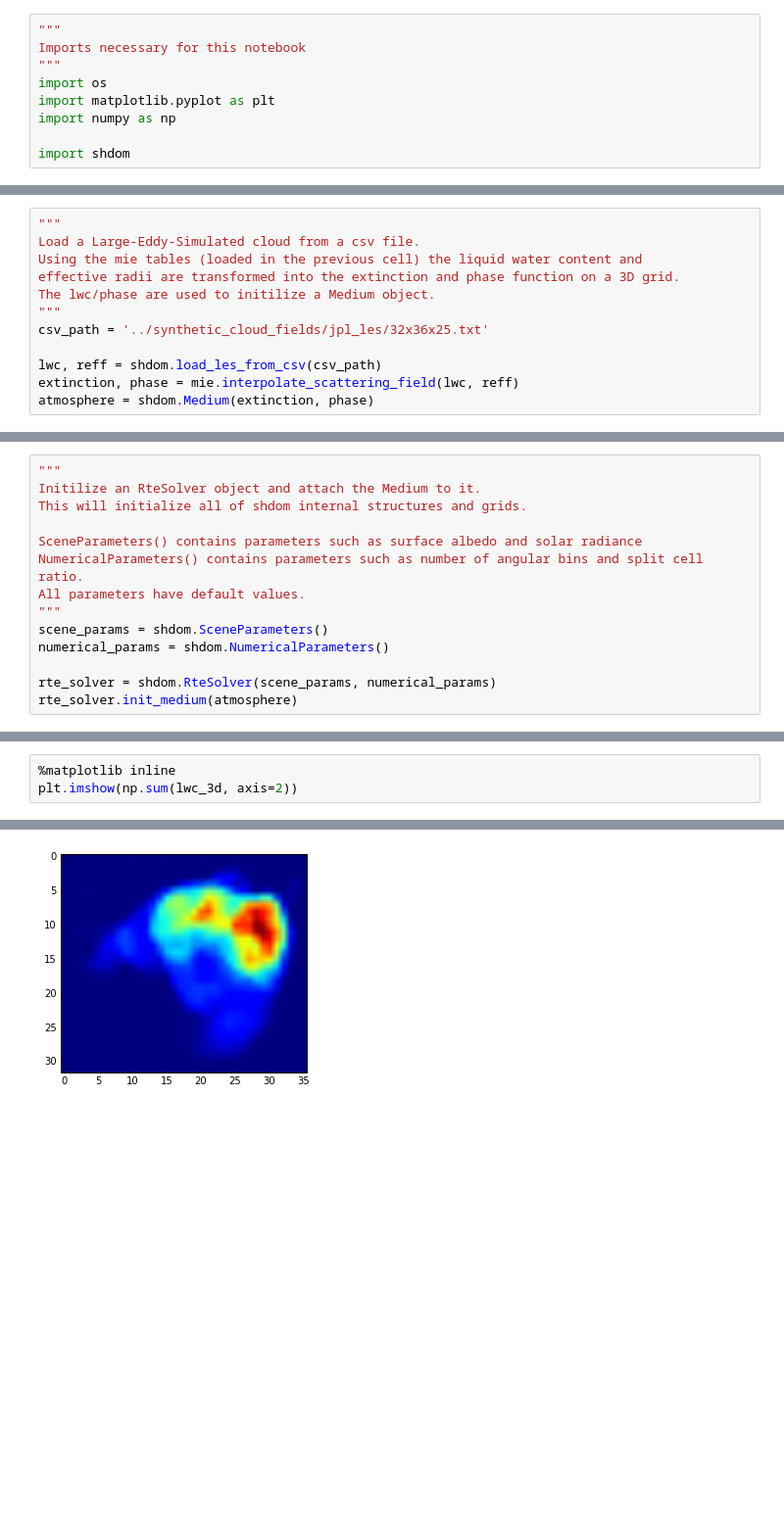
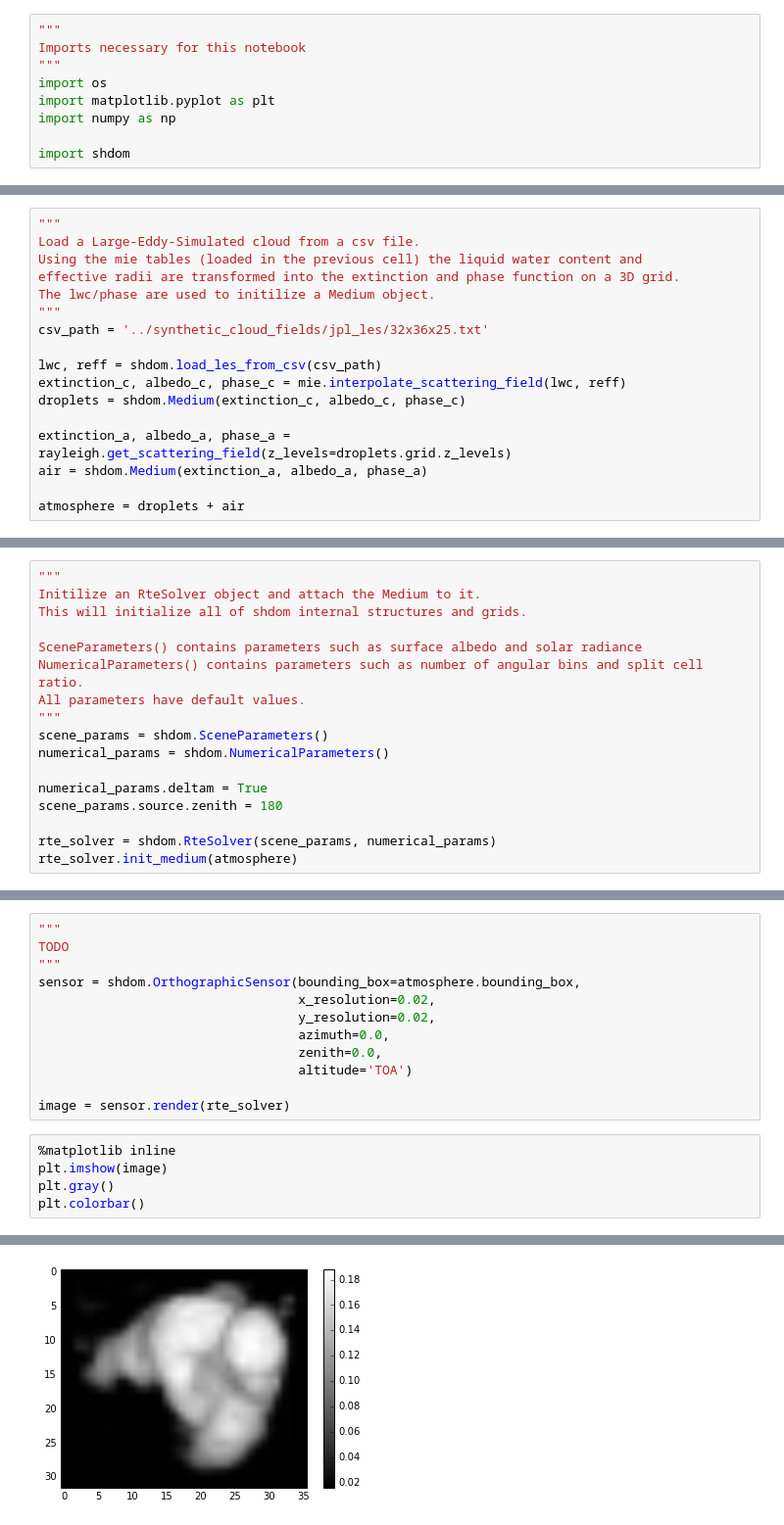
Before and after one commit to CloudTomography/AT3D, a Jupyter notebook: notebooks/Forward Rendering.ipynb, the cells around one changed output, grey strips where cells are left out. Shown at 98% size. Saved outputs shown, nothing was run; the diff lists cells and outputs as text; blank space fills up the shorter version.

Commit message:
Forward rendering works, delta-m is slow due to 3D varying phase function

```diff
--- a/notebooks/Forward Rendering.ipynb
+++ b/notebooks/Forward Rendering.ipynb
@@ -35,5 +47,10 @@ The lwc/phase are used to initilize a Medium object.
 csv_path = '../synthetic_cloud_fields/jpl_les/32x36x25.txt'
 
 lwc, reff = shdom.load_les_from_csv(csv_path)
-extinction, phase = mie.interpolate_scattering_field(lwc, reff)
-atmosphere = shdom.Medium(extinction, phase)
+extinction_c, albedo_c, phase_c = mie.interpolate_scattering_field(lwc, reff)
+droplets = shdom.Medium(extinction_c, albedo_c, phase_c)
+
+extinction_a, albedo_a, phase_a = rayleigh.get_scattering_field(z_levels=droplets.grid.z_levels)
+air = shdom.Medium(extinction_a, albedo_a, phase_a)
+
+atmosphere = droplets + air
@@ -49,5 +105,8 @@ All parameters have default values.
 scene_params = shdom.SceneParameters()
 numerical_params = shdom.NumericalParameters()
 
+numerical_params.deltam = True
+scene_params.source.zenith = 180
+
 rte_solver = shdom.RteSolver(scene_params, numerical_params)
 rte_solver.init_medium(atmosphere)
@@ -54,4 +118,18 @@ rte_solver.init_medium(atmosphere)
+# %%
+"""
+TODO
+"""
+sensor = shdom.OrthographicSensor(bounding_box=atmosphere.bounding_box,
+                                  x_resolution=0.02,
+                                  y_resolution=0.02,
+                                  azimuth=0.0,
+                                  zenith=0.0,
+                                  altitude='TOA')
+
+image = sensor.render(rte_solver)
 # %%
 %matplotlib inline
-plt.imshow(np.sum(lwc_3d, axis=2))
+plt.imshow(image)
+plt.gray()
+plt.colorbar()
 # %% [output]
@@ -59 +137 @@ plt.imshow(np.sum(lwc_3d, axis=2))
-[figure, old version]
+[figure, new version]
```
Also changed, not shown: parts of 10 cells of this notebook, 13 other files.
